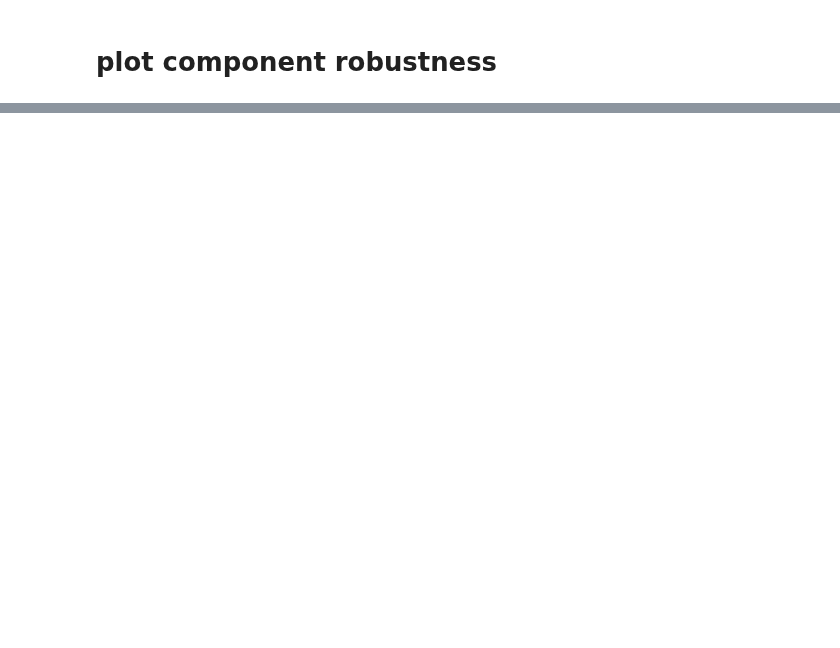
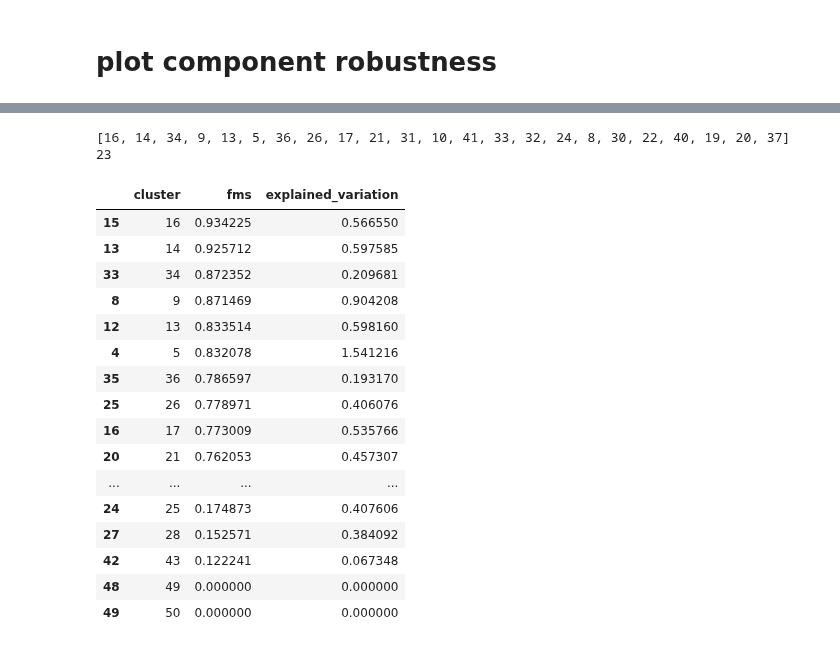
Before and after one commit to blasks/barnacle-manuscript, a Jupyter notebook: development/batch-correction/notebooks/component-robustness.ipynb, the cells around one changed output, grey strips where cells are left out. Cells and saved outputs as stored; diff of their text form; code cells hidden in the pictures; blank space fills up the shorter version.

```diff
--- a/development/batch-correction/notebooks/component-robustness.ipynb
+++ b/development/batch-correction/notebooks/component-robustness.ipynb
@@ -573,0 +595,33 @@ plt.savefig('component-robustness.png', bbox_inches='tight')
+# %%
+# print Prochlorococcus data
+
+pro_comp_df = comp_stats_df[comp_stats_df['genus'] == 'pro']
+pro_comp_df = pro_comp_df.groupby('cluster').mean(
+    ['fms', 'explained_variation']).reset_index().sort_values(
+    'fms', ascending=False
+)
+cluster_list = pro_comp_df[pro_comp_df['fms'].gt(0.5)]['cluster'].to_list()
+print(cluster_list)
+print(len(cluster_list))
+
+pro_comp_df[['cluster', 'fms', 'explained_variation']]
+# %% [output]
+[16, 14, 34, 9, 13, 5, 36, 26, 17, 21, 31, 10, 41, 33, 32, 24, 8, 30, 22, 40, 19, 20, 37]
+23
+|  | cluster | fms | explained_variation |
+| 15 | 16 | 0.934225 | 0.566550 |
+| 13 | 14 | 0.925712 | 0.597585 |
+| 33 | 34 | 0.872352 | 0.209681 |
+| 8 | 9 | 0.871469 | 0.904208 |
+| 12 | 13 | 0.833514 | 0.598160 |
+| 4 | 5 | 0.832078 | 1.541216 |
+| 35 | 36 | 0.786597 | 0.193170 |
+| 25 | 26 | 0.778971 | 0.406076 |
+| 16 | 17 | 0.773009 | 0.535766 |
+| 20 | 21 | 0.762053 | 0.457307 |
+| ... | ... | ... | ... |
+| 24 | 25 | 0.174873 | 0.407606 |
+| 27 | 28 | 0.152571 | 0.384092 |
+| 42 | 43 | 0.122241 | 0.067348 |
+| 48 | 49 | 0.000000 | 0.000000 |
+| 49 | 50 | 0.000000 | 0.000000 |
```
Also changed, not shown: parts of 12 cells of this notebook, 3 other files.
